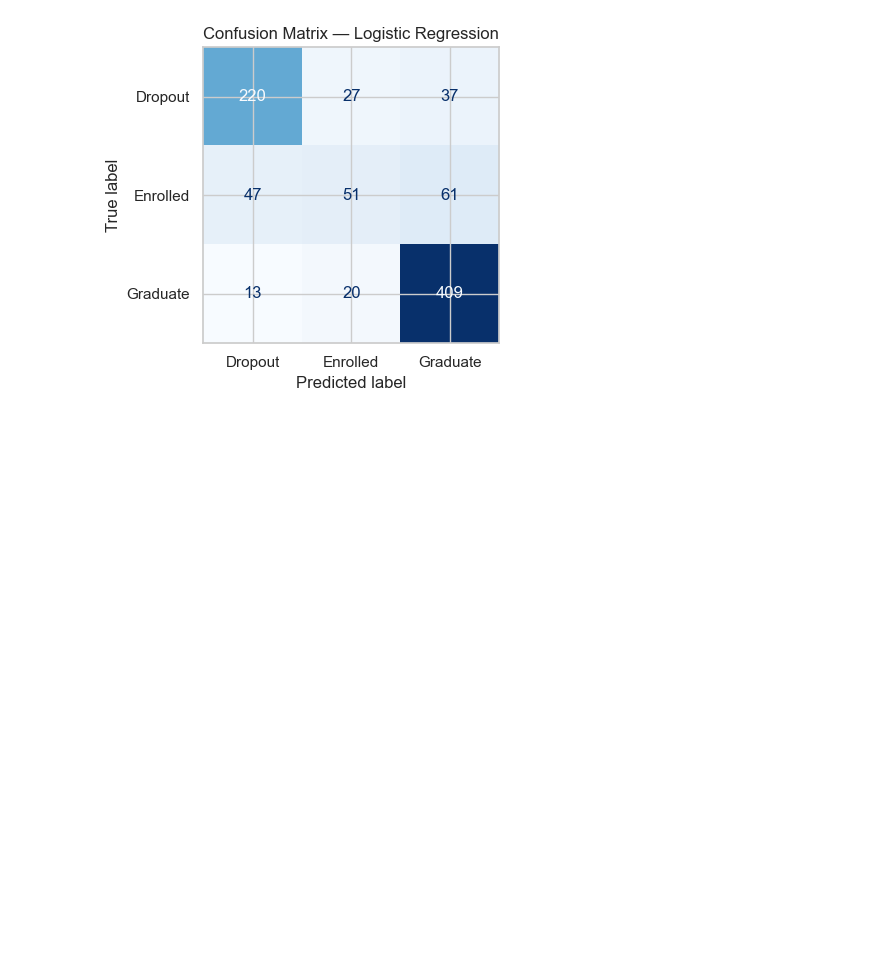
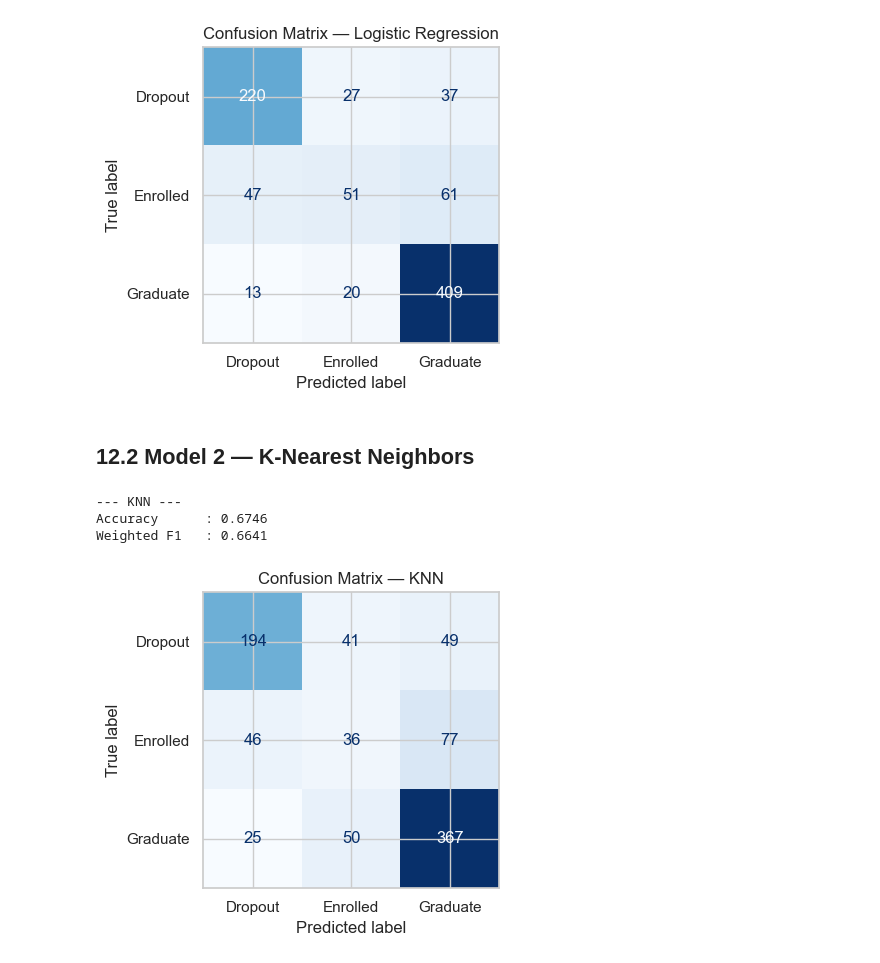
Before and after one commit to mith-sen/ML_Case_Study, a Jupyter notebook: notebooks/classification.ipynb, the cells around one changed output. Saved outputs shown, nothing was run; the diff lists cells and outputs as text; code cells hidden in the pictures; blank space fills up the shorter version.

```diff
--- a/notebooks/classification.ipynb
+++ b/notebooks/classification.ipynb
@@ -468,3 +468,13 @@ _ = evaluate_classifier("Logistic Regression", log_reg, X_train, y_train, X_test
 Accuracy      : 0.7684
 Weighted F1   : 0.7521
 [figure]
+# %% [markdown]
+## 12.2 Model 2 — K-Nearest Neighbors
+# %%
+knn = KNeighborsClassifier(n_neighbors=5)
+_ = evaluate_classifier("KNN", knn, X_train, y_train, X_test, y_test)
+# %% [output]
+--- KNN ---
+Accuracy      : 0.6746
+Weighted F1   : 0.6641
+[figure, added]
```
